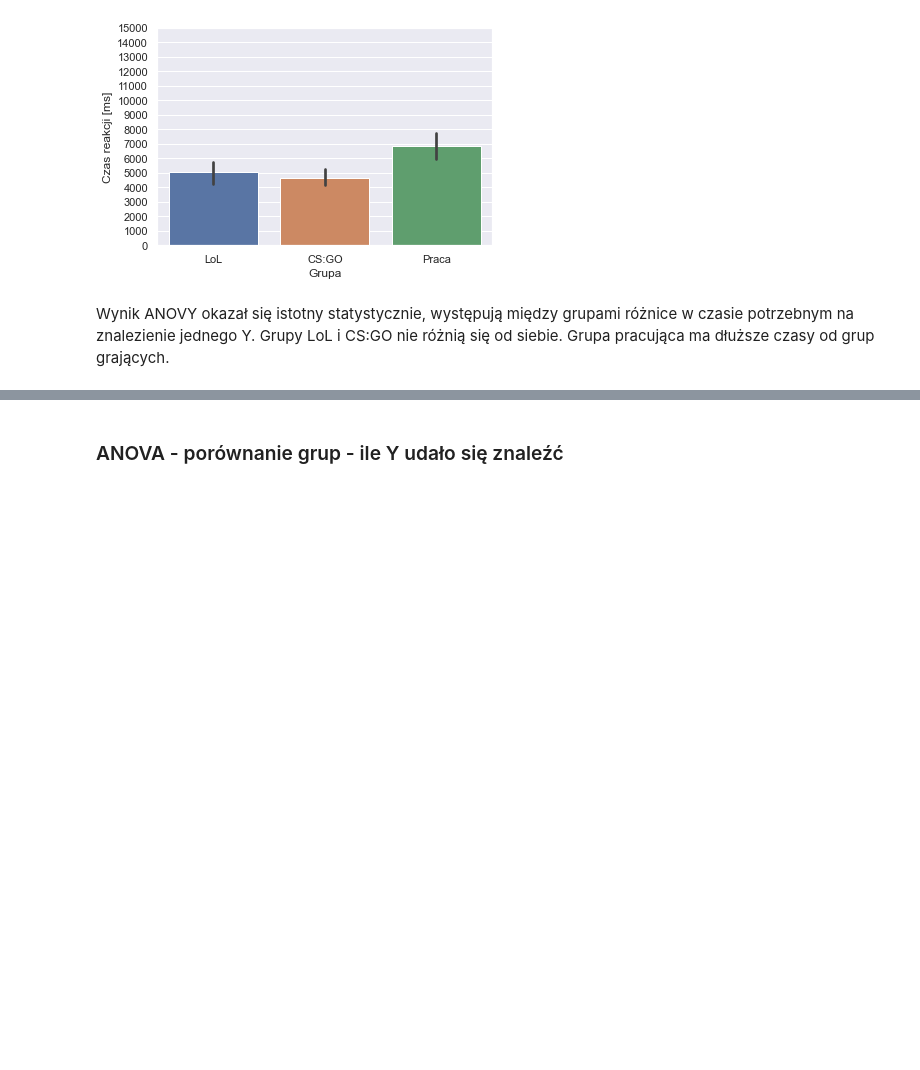
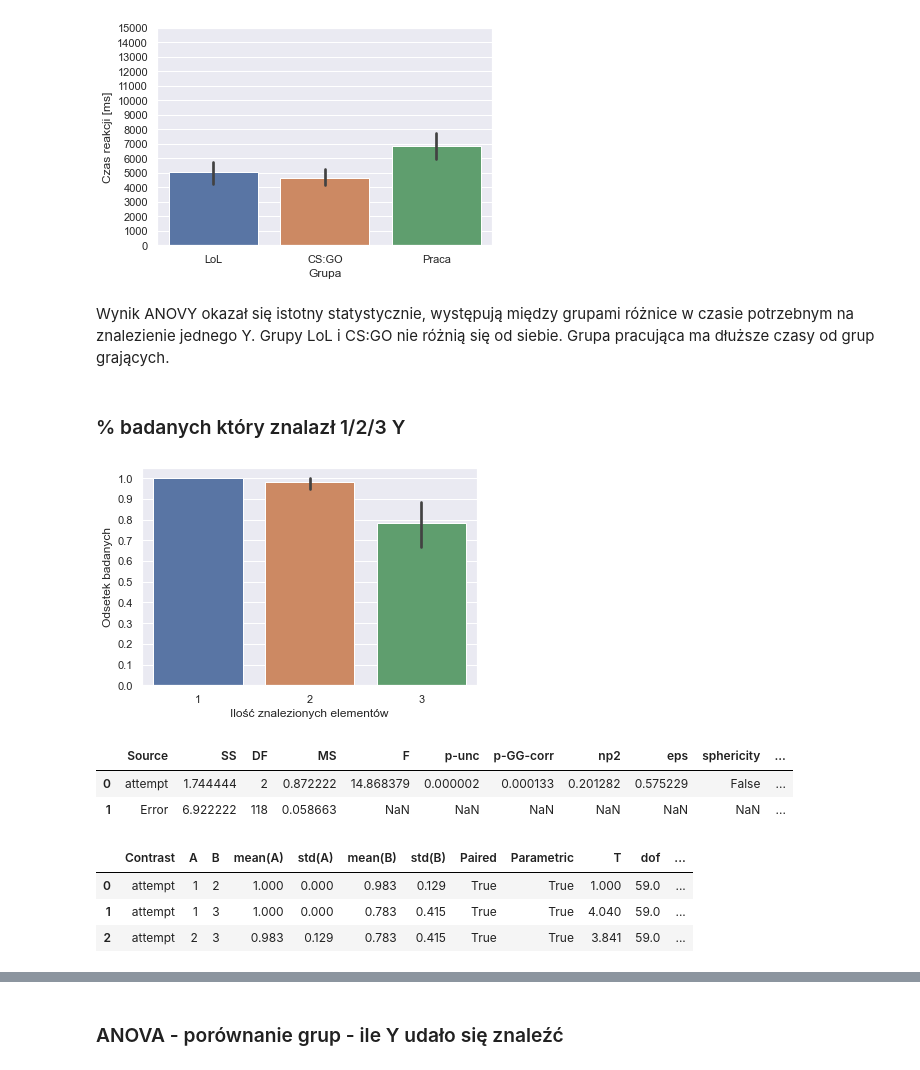
Before and after one commit to tomsitoms/Gracze_mgr, a Jupyter notebook: vsc.ipynb, the cells around one changed output, grey strips where cells are left out. Drawn from its saved outputs; the diff is of its cells as text; code cells hidden in the pictures; blank space fills up the shorter version.

```diff
--- a/vsc.ipynb
+++ b/vsc.ipynb
@@ -118,6 +118,8 @@ plt.close()
 [figure]
 # %% [markdown]
 Wynik ANOVY okazał się istotny statystycznie, występują między grupami różnice w czasie potrzebnym na znalezienie jednego Y. Grupy LoL i CS:GO nie różnią się od siebie. Grupa pracująca ma dłuższe czasy od grup grających.
+# %% [markdown]
+### % badanych który znalazł 1/2/3 Y
 # %%
 d_3y_stat1 = d_3Y.groupby(['attempt']).agg(
     n = pd.NamedAgg(column='rt', aggfunc=np.size)).reset_index()
@@ -125,0 +133,27 @@ d_3y_stat1['attempt'] = d_3y_stat1['attempt'].astype(int)
+# %%
+g = sns.barplot(data=d_3y_stat1v2,x='attempt',y='n')
+g.set(xlabel='Ilość znalezionych elementów',ylabel='Odsetek badanych')
+g.set(yticks=np.arange(0,1.1,.1))
+plt.savefig(op.join('plots','vsc_nElements_percentage.png'),dpi = DPI,bbox_inches = "tight")
+plt.show()
+plt.close()
+# %% [output]
+[figure, added]
+# %%
+pg.rm_anova(data=d_3y_stat1v2,
+            dv = 'n',
+            within='attempt',
+            subject='id', detailed=True)
+# %% [output]
+|  | Source | SS | DF | MS | F | p-unc | p-GG-corr | np2 | eps | sphericity | ... |
+| 0 | attempt | 1.744444 | 2 | 0.872222 | 14.868379 | 0.000002 | 0.000133 | 0.201282 | 0.575229 | False | ... |
+| 1 | Error | 6.922222 | 118 | 0.058663 | NaN | NaN | NaN | NaN | NaN | NaN | ... |
+# %%
+pg.pairwise_ttests(data=d_3y_stat1v2, dv = 'n',within='attempt', subject='id', parametric=True, marginal=True,
+            alpha=0.05, tail='two-sided', padjust='sidak', effsize='hedges', correction='auto',
+                nan_policy='listwise', return_desc=True, interaction=True, within_first=True).round(3)
+# %% [output]
+|  | Contrast | A | B | mean(A) | std(A) | mean(B) | std(B) | Paired | Parametric | T | dof | ... |
+| 0 | attempt | 1 | 2 | 1.000 | 0.000 | 0.983 | 0.129 | True | True | 1.000 | 59.0 | ... |
+| 1 | attempt | 1 | 3 | 1.000 | 0.000 | 0.783 | 0.415 | True | True | 4.040 | 59.0 | ... |
+| 2 | attempt | 2 | 3 | 0.983 | 0.129 | 0.783 | 0.415 | True | True | 3.841 | 59.0 | ... |
```
Also changed, not shown: parts of 11 cells of this notebook, 2 other files.
